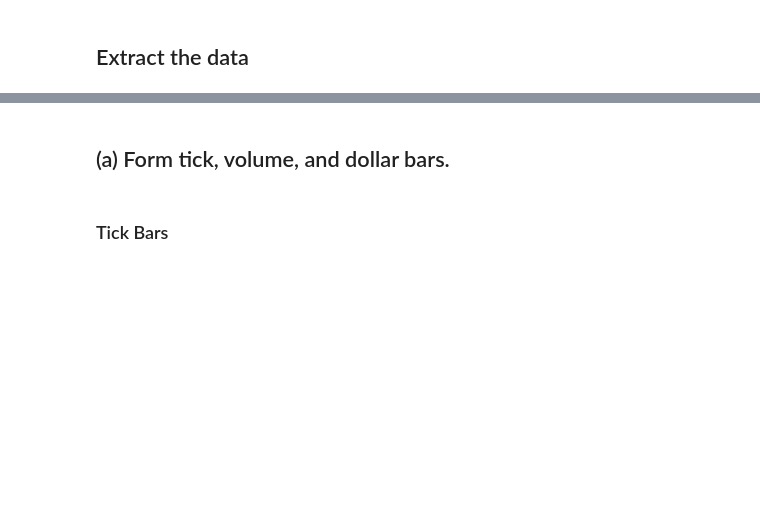
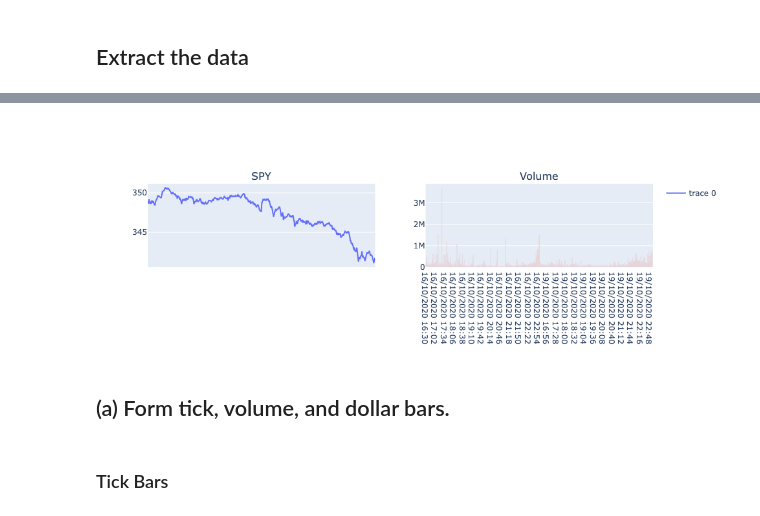
Before and after one commit to Arseni1919/Learning_AiFML, a Jupyter notebook: 2_financial_data_structures.ipynb, the cells around one changed output, grey strips where cells are left out. Drawn from its saved outputs; the diff is of its cells as text; code cells hidden in the pictures; blank space fills up the shorter version.

```diff
--- a/2_financial_data_structures.ipynb
+++ b/2_financial_data_structures.ipynb
@@ -77,4 +85,21 @@ print(spy_volume_data_2[-10:])
 [727909.0, 304058.0, 295229.0, 536504.0, 669404.0, 723118.0, 778023.0, 520270.0, 0.0, 0.0]
+# %%
+# Create subplots and mention plot grid size
+fig = make_subplots(rows=1, cols=2, shared_xaxes=True,
+               vertical_spacing=0.03, subplot_titles=('SPY', 'Volume'),)
+
+# Plot SPY on 1st row
+fig.add_trace(go.Line(x=data.index, y=data['SPY']), row=1, col=1)
+
+# Bar trace for volumes on 2nd row without legend
+fig.add_trace(go.Bar(x=data['Date'], y=spy_volume_data_2, showlegend=False), row=1, col=2)
+
+# Do not show OHLC's rangeslider plot
+fig.update(layout_xaxis_rangeslider_visible=False)
+fig.update_layout(xaxis={'visible': False})
+fig
+# %% [output]
+[figure, added]
 # %% [markdown]
 ## (a) Form tick, volume, and dollar bars.
 # %% [markdown]
```
Also changed, not shown: parts of 5 cells of this notebook.
